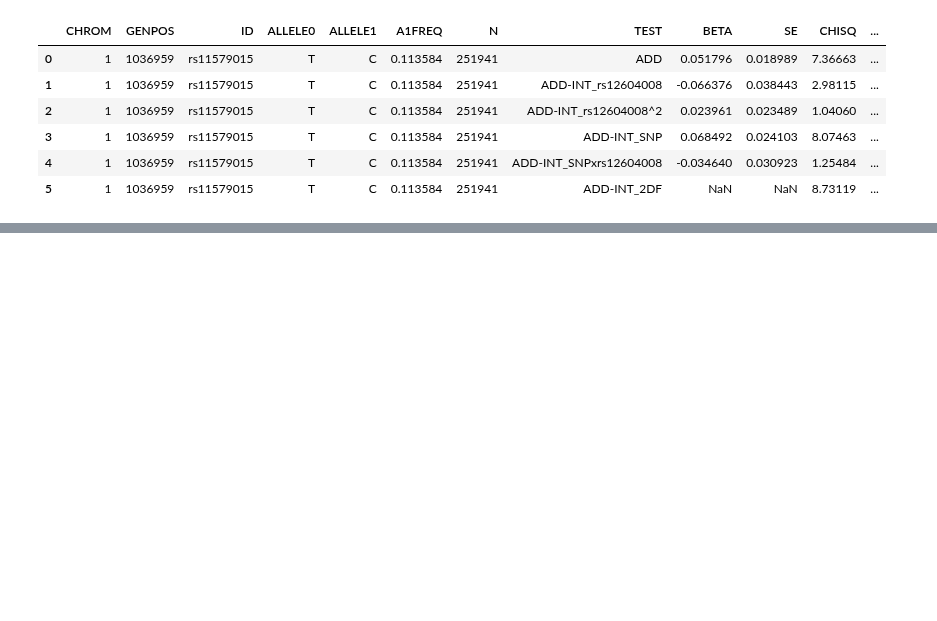
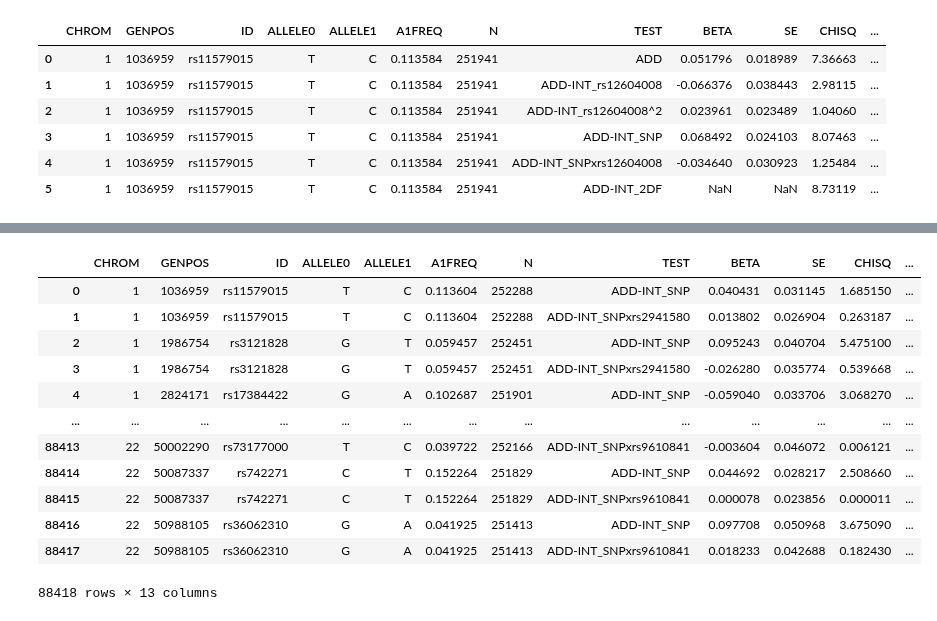
Before and after one commit to statgenetics/UKBB_GWAS_dev, a Jupyter notebook: analysis/regenie_interaction/interaction_python.ipynb, the cells around one changed output, grey strips where cells are left out. Saved outputs shown, nothing was run; the diff lists cells and outputs as text; code cells hidden in the pictures; blank space fills up the shorter version.

```diff
--- a/analysis/regenie_interaction/interaction_python.ipynb
+++ b/analysis/regenie_interaction/interaction_python.ipynb
@@ -3785,0 +3931,20 @@ df2[df2["ID"]=="rs11579015"]
+# %%
+interactionterm = pd.DataFrame(columns=df.columns)
+for file in filelist:
+    tmp = pd.read_csv(file,compression = "gzip",header=0,sep=" ")
+    interactionterm=interactionterm.append(tmp[tmp["TEST"].str.startswith("ADD-INT_SNP")],ignore_index=True)
+interactionterm
+# %% [output]
+|  | CHROM | GENPOS | ID | ALLELE0 | ALLELE1 | A1FREQ | N | TEST | BETA | SE | CHISQ | ... |
+| 0 | 1 | 1036959 | rs11579015 | T | C | 0.113604 | 252288 | ADD-INT_SNP | 0.040431 | 0.031145 | 1.685150 | ... |
+| 1 | 1 | 1036959 | rs11579015 | T | C | 0.113604 | 252288 | ADD-INT_SNPxrs2941580 | 0.013802 | 0.026904 | 0.263187 | ... |
+| 2 | 1 | 1986754 | rs3121828 | G | T | 0.059457 | 252451 | ADD-INT_SNP | 0.095243 | 0.040704 | 5.475100 | ... |
+| 3 | 1 | 1986754 | rs3121828 | G | T | 0.059457 | 252451 | ADD-INT_SNPxrs2941580 | -0.026280 | 0.035774 | 0.539668 | ... |
+| 4 | 1 | 2824171 | rs17384422 | G | A | 0.102687 | 251901 | ADD-INT_SNP | -0.059040 | 0.033706 | 3.068270 | ... |
+| ... | ... | ... | ... | ... | ... | ... | ... | ... | ... | ... | ... | ... |
+| 88413 | 22 | 50002290 | rs73177000 | T | C | 0.039722 | 252166 | ADD-INT_SNPxrs9610841 | -0.003604 | 0.046072 | 0.006121 | ... |
+| 88414 | 22 | 50087337 | rs742271 | C | T | 0.152264 | 251829 | ADD-INT_SNP | 0.044692 | 0.028217 | 2.508660 | ... |
+| 88415 | 22 | 50087337 | rs742271 | C | T | 0.152264 | 251829 | ADD-INT_SNPxrs9610841 | 0.000078 | 0.023856 | 0.000011 | ... |
+| 88416 | 22 | 50988105 | rs36062310 | G | A | 0.041925 | 251413 | ADD-INT_SNP | 0.097708 | 0.050968 | 3.675090 | ... |
+| 88417 | 22 | 50988105 | rs36062310 | G | A | 0.041925 | 251413 | ADD-INT_SNPxrs9610841 | 0.018233 | 0.042688 | 0.182430 | ... |
+88418 rows × 13 columns
```
Also changed, not shown: parts of 30 cells of this notebook, 2 other files.
